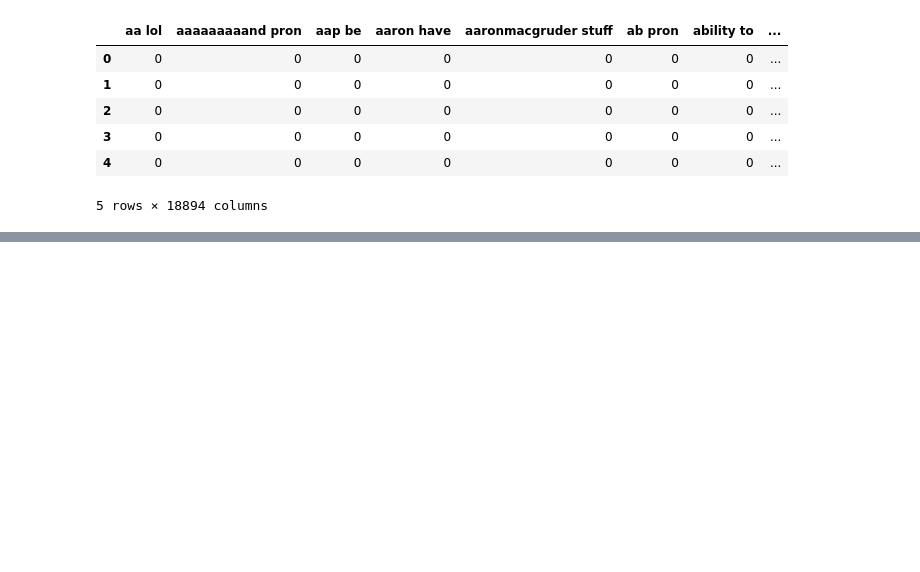
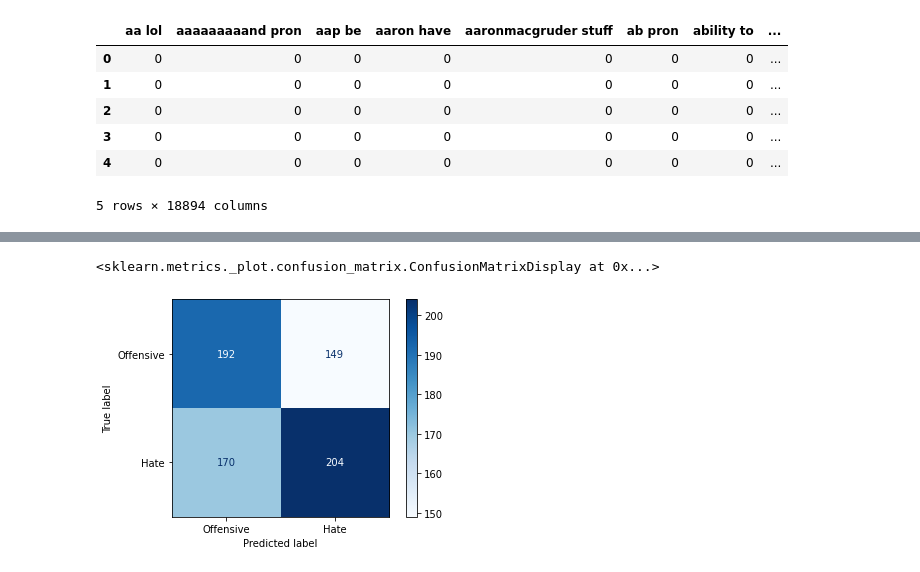
Before and after one commit to sheensta/twitter_hate_speech, a Jupyter notebook: notebooks/feature_selection_colin.ipynb, the cells around one changed output, grey strips where cells are left out. Drawn from its saved outputs; the diff is of its cells as text; code cells hidden in the pictures; blank space fills up the shorter version.

```diff
--- a/notebooks/feature_selection_colin.ipynb
+++ b/notebooks/feature_selection_colin.ipynb
@@ -254,0 +310,10 @@ from sklearn import svm
+# %%
+from sklearn.svm import SVC
+svc = SVC()
+param_grid = [{}]
+grid_search2 = GridSearchCV(svc,
+                           param_grid,
+                           cv=KFold(n_splits=5,
+                                              random_state=42).split(X_train, y_train),
+                           verbose=2)
+y_preds2 = grid_search2.fit(X_train, y_train).predict(X_test)
@@ -254,0 +335,5 @@ from sklearn import svm
+# %%
+plot_confusion_matrix(grid_search2, X_test, y_test, cmap=plt.cm.Blues, display_labels = class_names, values_format = '')
+# %% [output]
+<sklearn.metrics._plot.confusion_matrix.ConfusionMatrixDisplay at 0x...>
+[figure, added]
```
Also changed, not shown: parts of 28 cells of this notebook.
